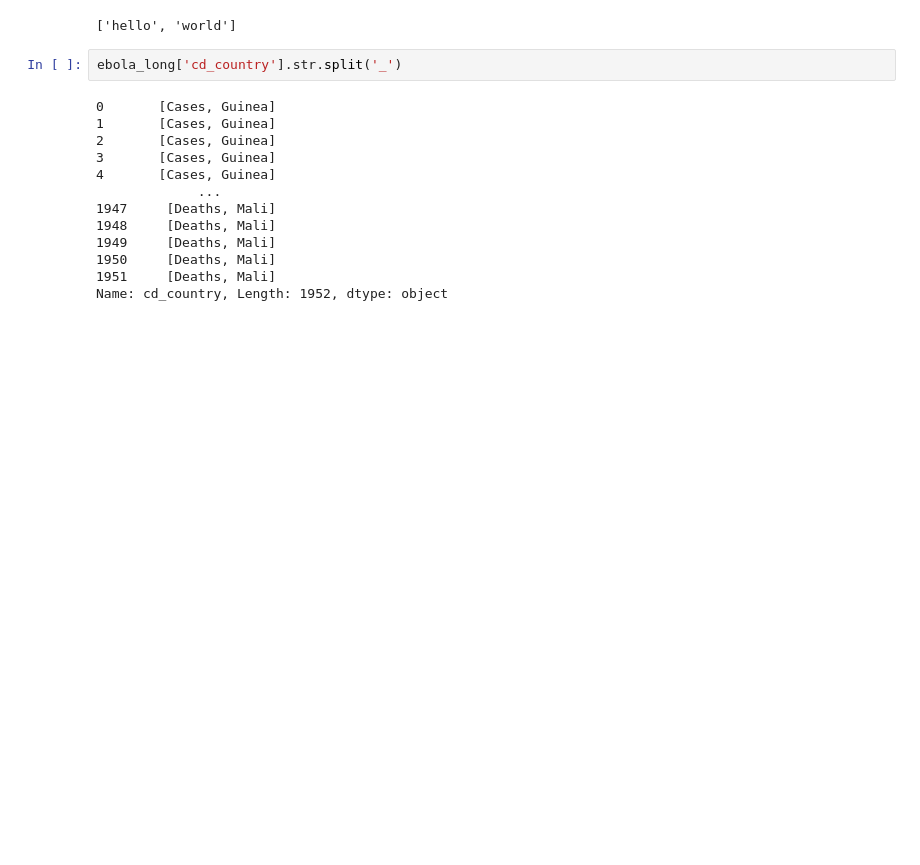
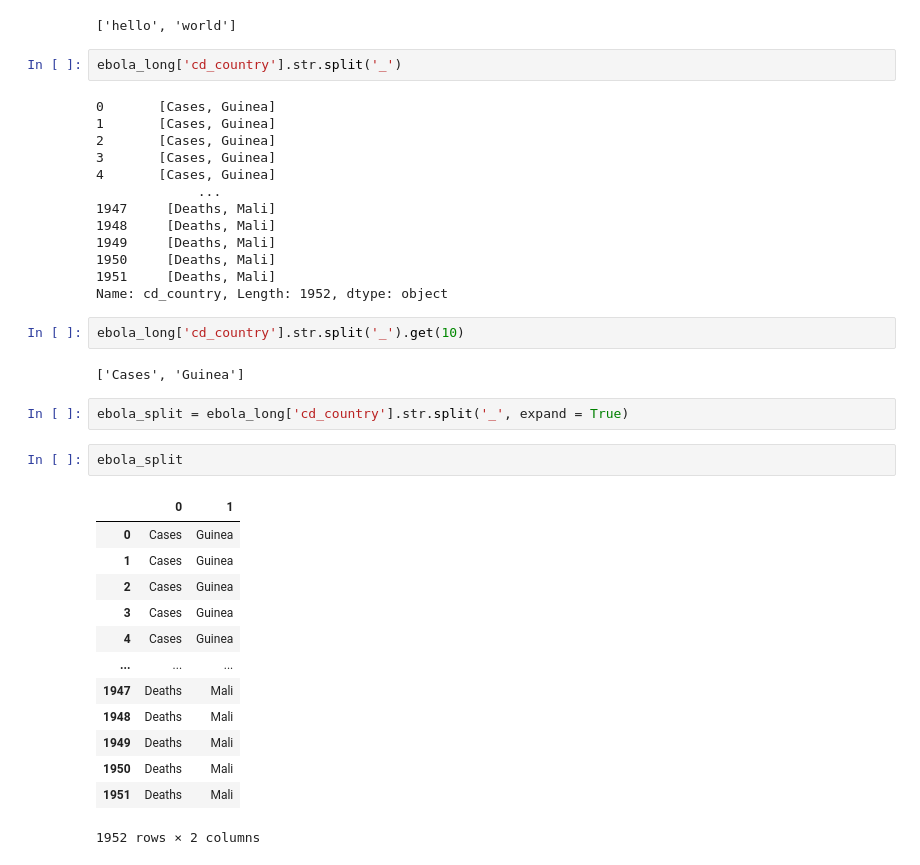
Before and after one commit to dilaraesmer/-Data-Processing-in-Python, a Jupyter notebook: Data_Processing_in_Python.ipynb, the cells around one changed output. Saved outputs shown, nothing was run; the diff lists cells and outputs as text; blank space fills up the shorter version.

```diff
--- a/Data_Processing_in_Python.ipynb
+++ b/Data_Processing_in_Python.ipynb
@@ -468,3 +468,25 @@ ebola_long['cd_country'].str.split('_')
 1950     [Deaths, Mali]
 1951     [Deaths, Mali]
 Name: cd_country, Length: 1952, dtype: object
+# %%
+ebola_long['cd_country'].str.split('_').get(10)
+# %% [output]
+['Cases', 'Guinea']
+# %%
+ebola_split = ebola_long['cd_country'].str.split('_', expand = True)
+# %%
+ebola_split
+# %% [output]
+|  | 0 | 1 |
+| 0 | Cases | Guinea |
+| 1 | Cases | Guinea |
+| 2 | Cases | Guinea |
+| 3 | Cases | Guinea |
+| 4 | Cases | Guinea |
+| ... | ... | ... |
+| 1947 | Deaths | Mali |
+| 1948 | Deaths | Mali |
+| 1949 | Deaths | Mali |
+| 1950 | Deaths | Mali |
+| 1951 | Deaths | Mali |
+1952 rows × 2 columns
```
